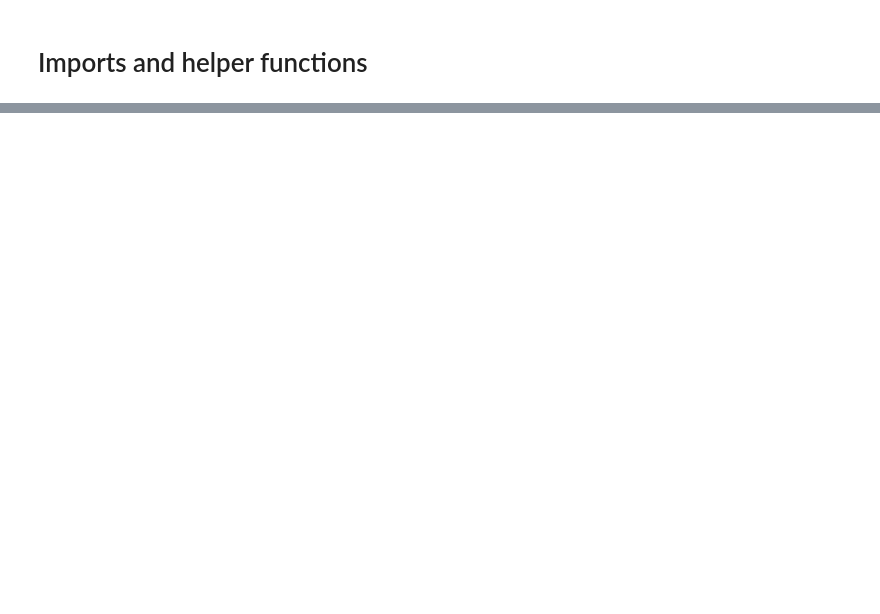
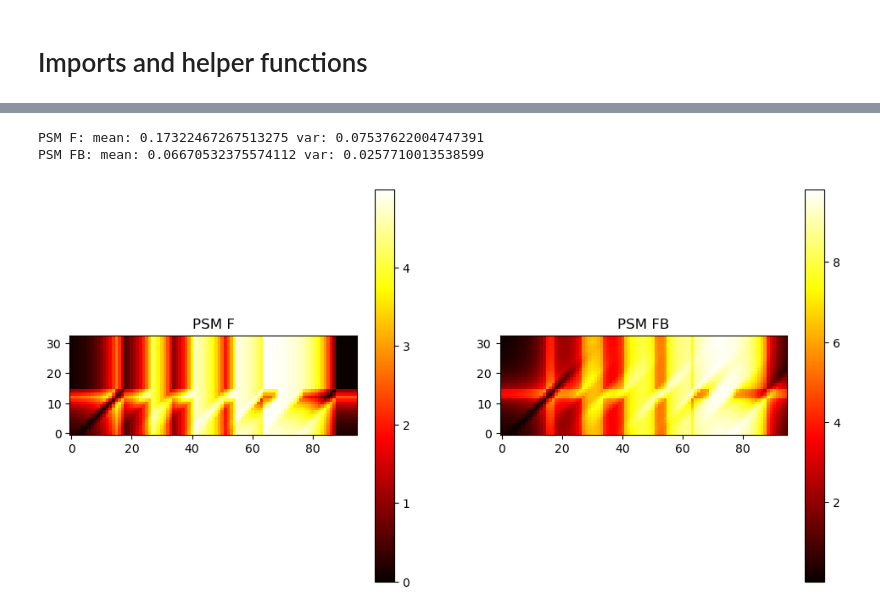
Before and after one commit to manusimidt/jku_master_thesis, a Jupyter notebook: coinrun/visualize_psm.ipynb, the cells around one changed output, grey strips where cells are left out. Saved outputs shown, nothing was run; the diff lists cells and outputs as text; code cells hidden in the pictures; blank space fills up the shorter version.

```diff
--- a/coinrun/visualize_psm.ipynb
+++ b/coinrun/visualize_psm.ipynb
@@ -83,0 +86,30 @@ for compare_idx in range(0, len(actions_y)):
+# %%
+psm_f = psm.psm_f_fast(actions_x, actions_y, gamma=.8)
+psm_fb = psm.psm_fb_fast(actions_x, actions_y, gamma=.8)
+#print(actions_x)
+# calculate measure
+
+beta = .9
+psm_f_measure = torch.exp(-psm_f/beta)
+psm_fb_measure = torch.exp(-psm_fb/beta)
+
+print(f"PSM F: mean: {psm_f_measure.mean()} var: {psm_f_measure.var()}")
+print(f"PSM FB: mean: {psm_fb_measure.mean()} var: {psm_fb_measure.var()}")
+
+
+fig = plt.figure(figsize=(12,6))
+plot1 = fig.add_subplot(1, 2, 1)
+im = plot1.imshow(psm_f.T, origin='lower', cmap='hot', interpolation='nearest')
+plot1.set_title("PSM F")
+fig.colorbar(im, ax=plot1)
+
+
+plot2 = fig.add_subplot(1, 2, 2)
+plot2.set_title("PSM FB")
+im = plot2.imshow(psm_fb.T, origin='lower', cmap='hot', interpolation='nearest')
+fig.colorbar(im, ax=plot2)
+plt.show()
+# %% [output]
+PSM F: mean: 0.17322467267513275 var: 0.07537622004747391
+PSM FB: mean: 0.06670532375574112 var: 0.0257710013538599
+[figure, added]
```
Also changed, not shown: parts of 4 cells of this notebook, 3 other files.
